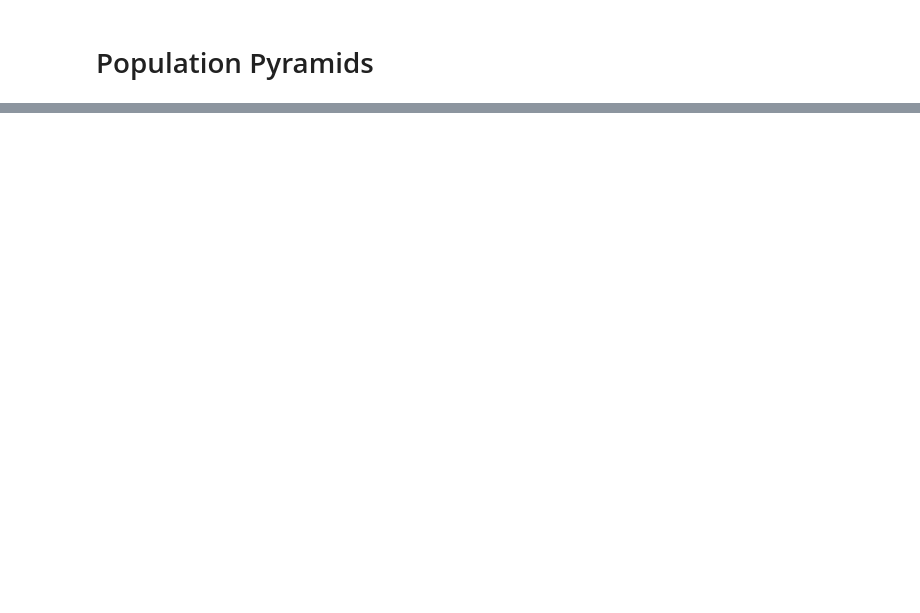
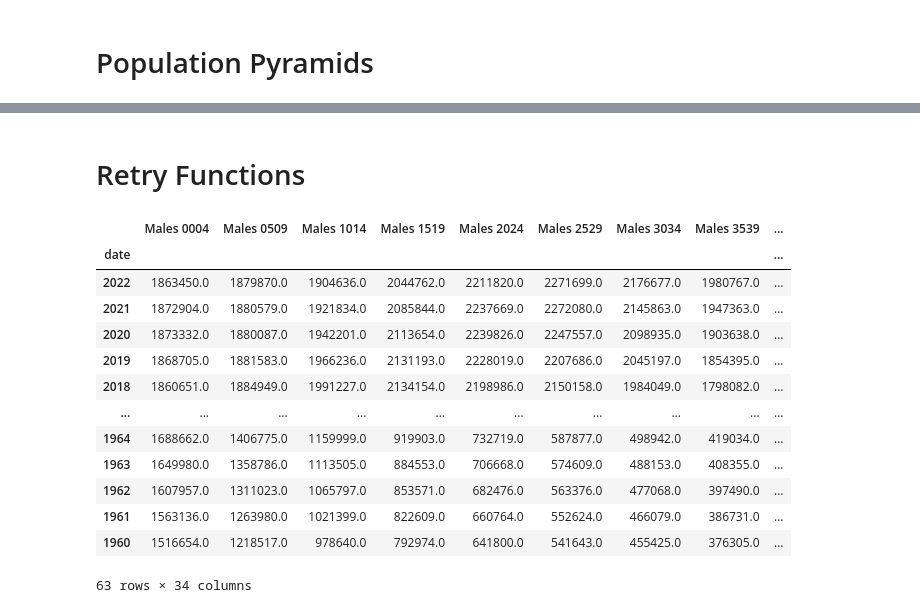
Before and after one commit to jgte29/team-dorothy-thomas-proj01, a Jupyter notebook: deliverables/population_analysis.ipynb, the cells around one changed output, grey strips where cells are left out. Drawn from its saved outputs; the diff is of its cells as text; code cells hidden in the pictures; blank space fills up the shorter version.

Commit message:
Fixed Population Dataframe function. Population Pyramid savepoint.

```diff
--- a/deliverables/population_analysis.ipynb
+++ b/deliverables/population_analysis.ipynb
@@ -363,0 +304,49 @@ for yr in years:
+# %% [markdown]
+# Retry Functions
+# %%
+### Get population statistics
+
+def get_age_ranges():
+    ar = [] ### Age Ranges List
+
+    # Ranges top out at 80, and go in five year increments
+    for i in range(0,80,5):
+        ar += [(f"{i:02d}"+f"{i+4:02d}")]
+
+    ar += ["80UP"]
+    return ar
+
+def get_categories():
+    ar = get_age_ranges()
+
+    m_cat = {"SP.POP."+r+".MA":"Males "+r for r in ar} ### Male Categories
+    f_cat = {"SP.POP."+r+".FE":"Females "+r for r in ar} ### Female Categories
+
+    cats = {**m_cat, **f_cat}
+    return cats
+
+def population_dataframe(place):
+    cats = get_categories()
+    try:
+        pop_df = wbdata.get_dataframe(cats,country=place)
+        return pop_df
+    except:
+        return f'Could Not Return a Dataframe for {place}'
+# %%
+pop_df = population_dataframe('cOL')
+pop_df
+# %% [output]
+|  | Males 0004 | Males 0509 | Males 1014 | Males 1519 | Males 2024 | Males 2529 | Males 3034 | Males 3539 | ... |
+| date |  |  |  |  |  |  |  |  | ... |
+| 2022 | 1863450.0 | 1879870.0 | 1904636.0 | 2044762.0 | 2211820.0 | 2271699.0 | 2176677.0 | 1980767.0 | ... |
+| 2021 | 1872904.0 | 1880579.0 | 1921834.0 | 2085844.0 | 2237669.0 | 2272080.0 | 2145863.0 | 1947363.0 | ... |
+| 2020 | 1873332.0 | 1880087.0 | 1942201.0 | 2113654.0 | 2239826.0 | 2247557.0 | 2098935.0 | 1903638.0 | ... |
+| 2019 | 1868705.0 | 1881583.0 | 1966236.0 | 2131193.0 | 2228019.0 | 2207686.0 | 2045197.0 | 1854395.0 | ... |
+| 2018 | 1860651.0 | 1884949.0 | 1991227.0 | 2134154.0 | 2198986.0 | 2150158.0 | 1984049.0 | 1798082.0 | ... |
+| ... | ... | ... | ... | ... | ... | ... | ... | ... | ... |
+| 1964 | 1688662.0 | 1406775.0 | 1159999.0 | 919903.0 | 732719.0 | 587877.0 | 498942.0 | 419034.0 | ... |
+| 1963 | 1649980.0 | 1358786.0 | 1113505.0 | 884553.0 | 706668.0 | 574609.0 | 488153.0 | 408355.0 | ... |
+| 1962 | 1607957.0 | 1311023.0 | 1065797.0 | 853571.0 | 682476.0 | 563376.0 | 477068.0 | 397490.0 | ... |
+| 1961 | 1563136.0 | 1263980.0 | 1021399.0 | 822609.0 | 660764.0 | 552624.0 | 466079.0 | 386731.0 | ... |
+| 1960 | 1516654.0 | 1218517.0 | 978640.0 | 792974.0 | 641800.0 | 541643.0 | 455425.0 | 376305.0 | ... |
+63 rows × 34 columns
```
Also changed, not shown: parts of 9 cells of this notebook.
